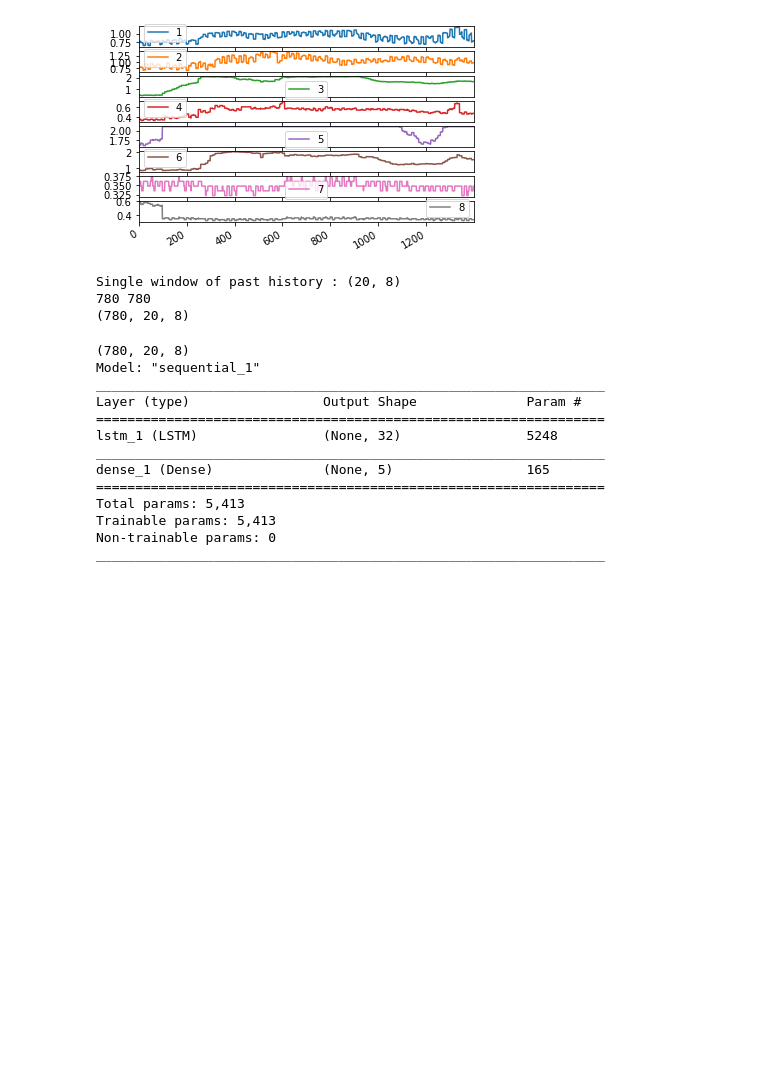
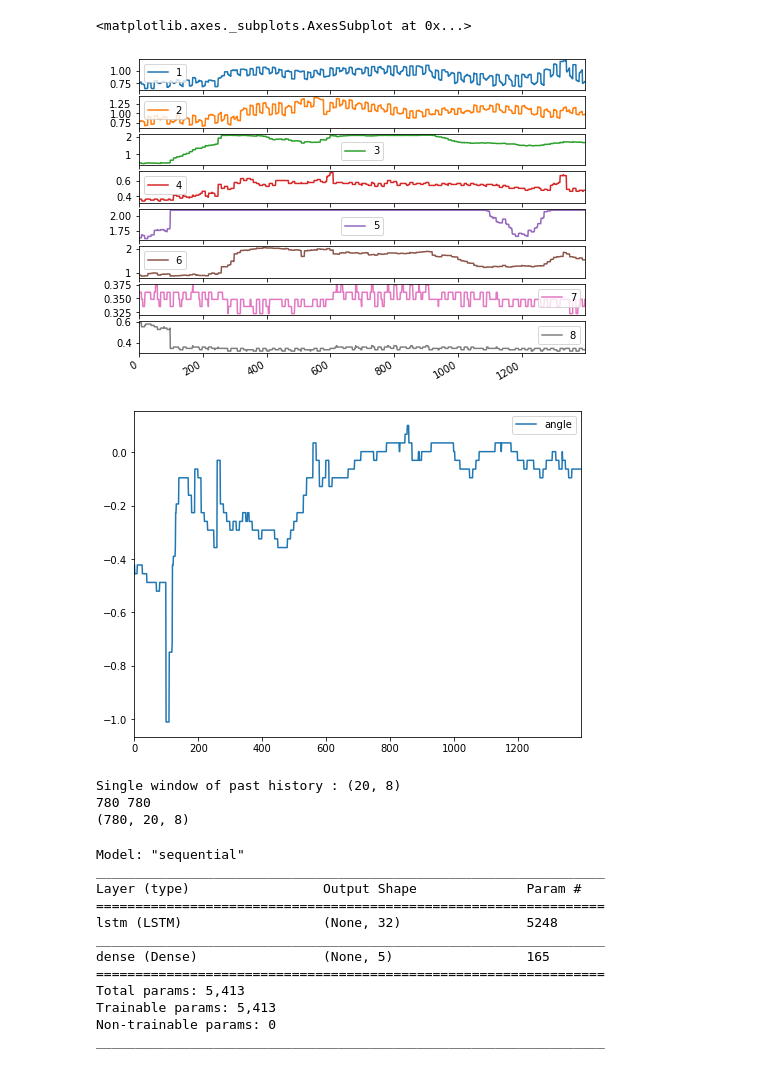
Before and after one commit to j-karls/P9-Exoskeleton, a Jupyter notebook: MIExperiments/Tensorflow/multivariateCopypasta.ipynb, the cells around one changed output. Drawn from its saved outputs; the diff is of its cells as text; code cells hidden in the pictures; blank space fills up the shorter version.

Commit message:
Halfway done plotting results

```diff
--- a/MIExperiments/Tensorflow/multivariateCopypasta.ipynb
+++ b/MIExperiments/Tensorflow/multivariateCopypasta.ipynb
@@ -17,26 +8,43 @@ data_title = "data_Flex_raw_data"
+# %%
+file_path = "..\\..\\Datasets\\Data.xlsx"
+data_title = "data_Flex_raw_data"
+
+columns_data = ['1' ,'2', '3', '4', '5', '6', '7', '8', 'N/A_1', 'N/A_2', 'angle', 'time', 'session']
+columns_features_considered = columns_data[:8]
+column_ground_truth = columns_data[10]
+# Note that we ignore the 'time' column. That makes our data slightly imprecise as there are tiny,
+# TINY differences in time intervals in the real data (not worth modeling). Each timestep represents
+# 1 millisecond, 0.001 second.
+
+# TODO: Change index columns to seconds instead of milliseconds. Perhaps lambda round all time measurements, then use
+# as the index? Or just give a range(0, len(array) * 0.001, 0.001)
+# %%
+# Read first sheet (table of contents), find index of entry with correct title, then load the corresponding excel sheet
+table_of_contents = pd.read_excel(file_path, sheet_name=0, header=None)
+sheet_index = table_of_contents[table_of_contents[0] == data_title][0].index[0]
+sheet_data = pd.read_excel(file_path, sheet_name=sheet_index + 1, header=None)
+sheet_data.columns = columns_data
 # %%
-# Load data
-table_of_contents = pd.read_excel(file_path, sheet_name=0, header=None)
-sheet_index = table_of_contents[table_of_contents[0] == data_title][0].index[0]
-sheet_data = pd.read_excel(file_path, sheet_name=sheet_index + 1, header=None)
-sheet_data.columns = ['1' ,'2', '3', '4', '5', '6', '7', '8', 'N/A_1', 'N/A_2', 'angle', 'time', 'session']
+features = sheet_data[columns_features_considered]
+# features.index = sheet_data['time']
+# If I index time, then we have floats as indexes. One row already represents one time point
 
-features_considered = ['1' ,'2', '3', '4', '5', '6', '7', '8']
-features = sheet_data[features_considered]
-# features.index = sheet_data['time'] # If I index time, then we have floats as indexes. One row already represents one time point
-
-features.plot(subplots=True)
-
-ground_truth = pd.DataFrame(sheet_data['angle'])
+ground_truth = pd.DataFrame(sheet_data[column_ground_truth])
 #ground_truth.index = sheet_data['time']
 
 #data_mean = dataset[:TRAIN_SPLIT].mean(axis=0)
 #data_std = dataset[:TRAIN_SPLIT].std(axis=0)
 #dataset = (dataset-data_mean)/data_std
 # SEEMS UNECESSARY, AS WE NORMALIZE ON THE SENSOR
-
-#pd.DataFrame(dataset).plot(subplots=True)
 # HOW MUCH DIFFERENCE IS THERE?
-# %% [output]
-[figure, removed]
+# %%
+mpl.rcParams['figure.figsize'] = (8, 6)
+mpl.rcParams['axes.grid'] = False
+features.plot(subplots=True)
+
+ground_truth.plot()
+# %% [output]
+<matplotlib.axes._subplots.AxesSubplot at 0x...>
+[figure, added]
+[figure, added]
 # %%
@@ -124,22 +117,20 @@ val_data_single = val_data_single.batch(BATCH_SIZE)
 # %%
-print(x_train_single.shape)
-single_step_model = tf.keras.models.Sequential()
-#single_step_model.add(tf.keras.layers.LSTM(32, batch_input_shape=(BATCH_SIZE, x_train_single.shape[1], x_train_single.shape[2]), return_sequences = False)) # input_shape=x_train_single.shape[-2:]
-single_step_model.add(tf.keras.layers.LSTM(32, input_shape=x_train_single.shape[-2:], return_sequences = False))
-single_step_model.add(tf.keras.layers.Dense(future_target))
+model = tf.keras.models.Sequential()
+#model.add(tf.keras.layers.LSTM(32, batch_input_shape=(BATCH_SIZE, x_train.shape[1], x_train.shape[2]), return_sequences = False)) # input_shape=x_train.shape[-2:]
+model.add(tf.keras.layers.LSTM(32, input_shape=x_train.shape[-2:], return_sequences = False))
+model.add(tf.keras.layers.Dense(future_target))
 
-#single_step_model.compile(optimizer=tf.keras.optimizers.RMSprop(), loss='mae')
-single_step_model.compile(optimizer=tf.keras.optimizers.RMSprop(clipvalue=1.0), loss='mae',metrics=['categorical_accuracy'])
-single_step_model.summary()
+#model.compile(optimizer=tf.keras.optimizers.RMSprop(), loss='mae')
+model.compile(optimizer=tf.keras.optimizers.RMSprop(clipvalue=1.0), loss='mae',metrics=['categorical_accuracy'])
+model.summary()
 # %% [output]
-(780, 20, 8)
-Model: "sequential_1"
+Model: "sequential"
 _________________________________________________________________
 Layer (type)                 Output Shape              Param #
 =================================================================
-lstm_1 (LSTM)                (None, 32)                5248
+lstm (LSTM)                  (None, 32)                5248
 _________________________________________________________________
-dense_1 (Dense)              (None, 5)                 165
+dense (Dense)                (None, 5)                 165
 =================================================================
 Total params: 5,413
 Trainable params: 5,413
```
Also changed, not shown: parts of 12 cells of this notebook.
